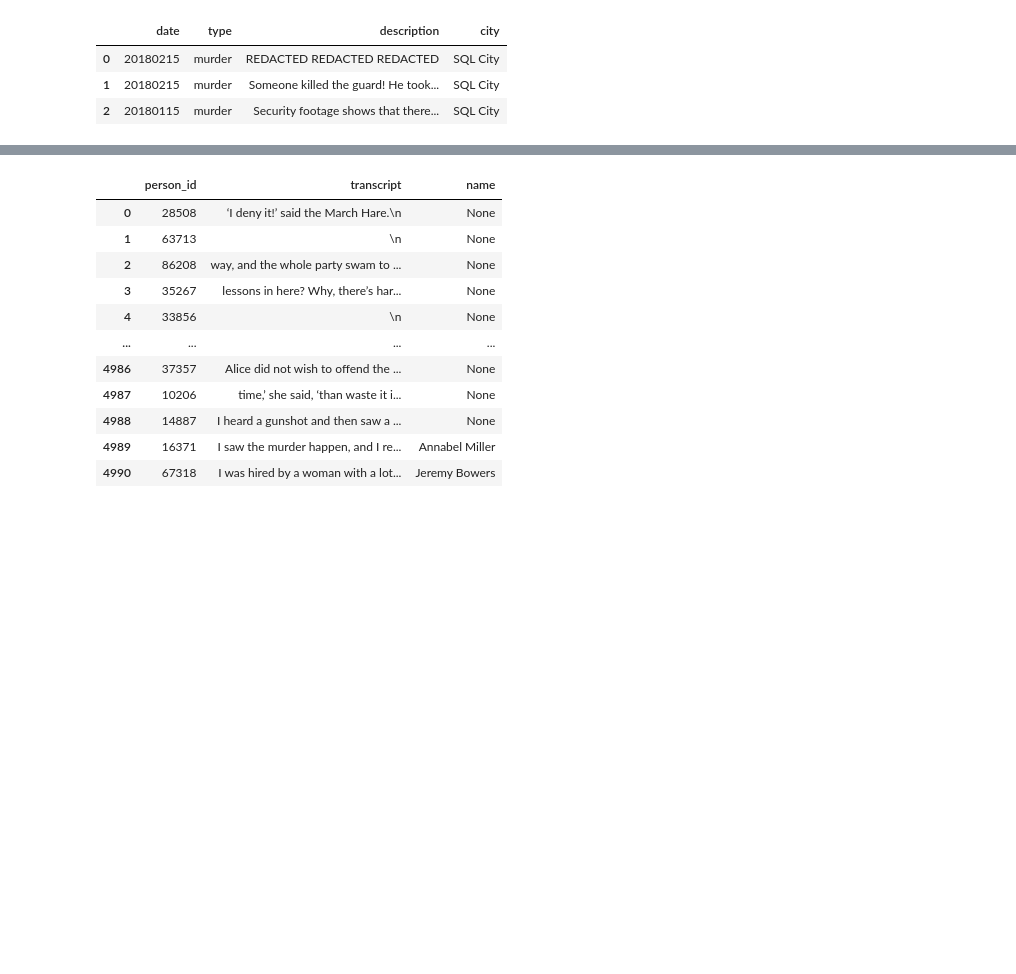
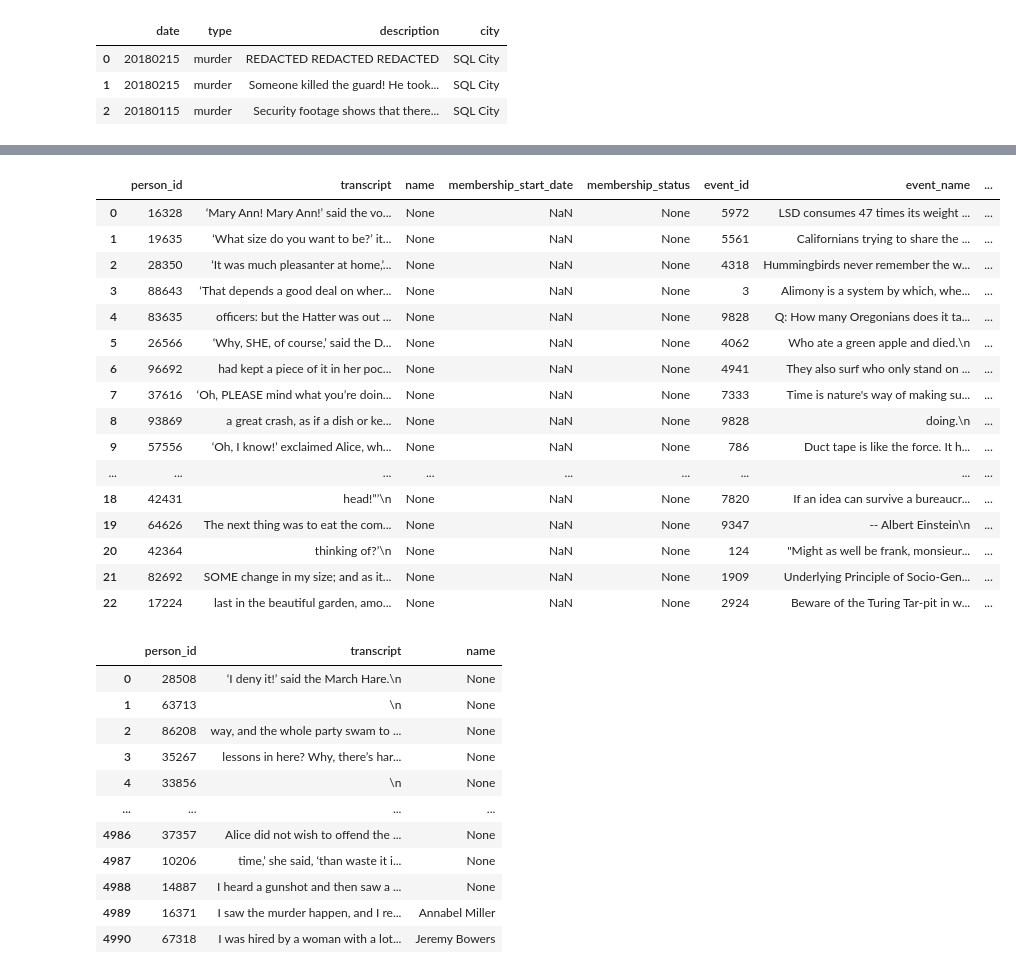
Before and after one commit to BrendzRdgz/TeamChallenge6, a Jupyter notebook: SQL Murder/Parte_I_SQL Game.ipynb, the cells around one changed output, grey strips where cells are left out. Saved outputs shown, nothing was run; the diff lists cells and outputs as text; code cells hidden in the pictures; blank space fills up the shorter version.

```diff
--- a/SQL Murder/Parte_I_SQL Game.ipynb
+++ b/SQL Murder/Parte_I_SQL Game.ipynb
@@ -102,3 +134,40 @@ df_Crime_scene
+# %%
+# Consultamos Interview y lo cruzamos con get fit now y facebook_event para sacar los que tienen ID en común
+consulta_sql1 = '''
+SELECT i.person_id, i.transcript, g.name, g.membership_start_date, g.membership_status, f.event_id, f.event_name, f.date
+FROM interview as i
+LEFT JOIN get_fit_now_member as g
+on i.person_id=g.person_id
+LEFT JOIN facebook_event_checkin as f
+on i.person_id=f.person_id
+WHERE f.date= 20180215
+
+'''
+
+# Ejecutar la consulta
+df_interview = sql_query(consulta_sql1)
+df_interview
+
+
+#Hallazgo: sin ninguno.
+# %% [output]
+|  | person_id | transcript | name | membership_start_date | membership_status | event_id | event_name | ... |
+| 0 | 16328 | ‘Mary Ann! Mary Ann!’ said the vo... | None | NaN | None | 5972 | LSD consumes 47 times its weight ... | ... |
+| 1 | 19635 | ‘What size do you want to be?’ it... | None | NaN | None | 5561 | Californians trying to share the ... | ... |
+| 2 | 28350 | ‘It was much pleasanter at home,’... | None | NaN | None | 4318 | Hummingbirds never remember the w... | ... |
+| 3 | 88643 | ‘That depends a good deal on wher... | None | NaN | None | 3 | Alimony is a system by which, whe... | ... |
+| 4 | 83635 | officers: but the Hatter was out ... | None | NaN | None | 9828 | Q: How many Oregonians does it ta... | ... |
+| 5 | 26566 | ‘Why, SHE, of course,’ said the D... | None | NaN | None | 4062 | Who ate a green apple and died.\n | ... |
+| 6 | 96692 | had kept a piece of it in her poc... | None | NaN | None | 4941 | They also surf who only stand on ... | ... |
+| 7 | 37616 | ‘Oh, PLEASE mind what you’re doin... | None | NaN | None | 7333 | Time is nature's way of making su... | ... |
+| 8 | 93869 | a great crash, as if a dish or ke... | None | NaN | None | 9828 | doing.\n | ... |
+| 9 | 57556 | ‘Oh, I know!’ exclaimed Alice, wh... | None | NaN | None | 786 | Duct tape is like the force. It h... | ... |
+| ... | ... | ... | ... | ... | ... | ... | ... | ... |
+| 18 | 42431 | head!”’\n | None | NaN | None | 7820 | If an idea can survive a bureaucr... | ... |
+| 19 | 64626 | The next thing was to eat the com... | None | NaN | None | 9347 | -- Albert Einstein\n | ... |
+| 20 | 42364 | thinking of?’\n | None | NaN | None | 124 | "Might as well be frank, monsieur... | ... |
+| 21 | 82692 | SOME change in my size; and as it... | None | NaN | None | 1909 | Underlying Principle of Socio-Gen... | ... |
+| 22 | 17224 | last in the beautiful garden, amo... | None | NaN | None | 2924 | Beware of the Turing Tar-pit in w... | ... |
 # %%
 # Consultamos Interview y lo cruzamos con get fit now member
 consulta_sql1 = '''
```
Also changed, not shown: parts of 7 cells of this notebook.
